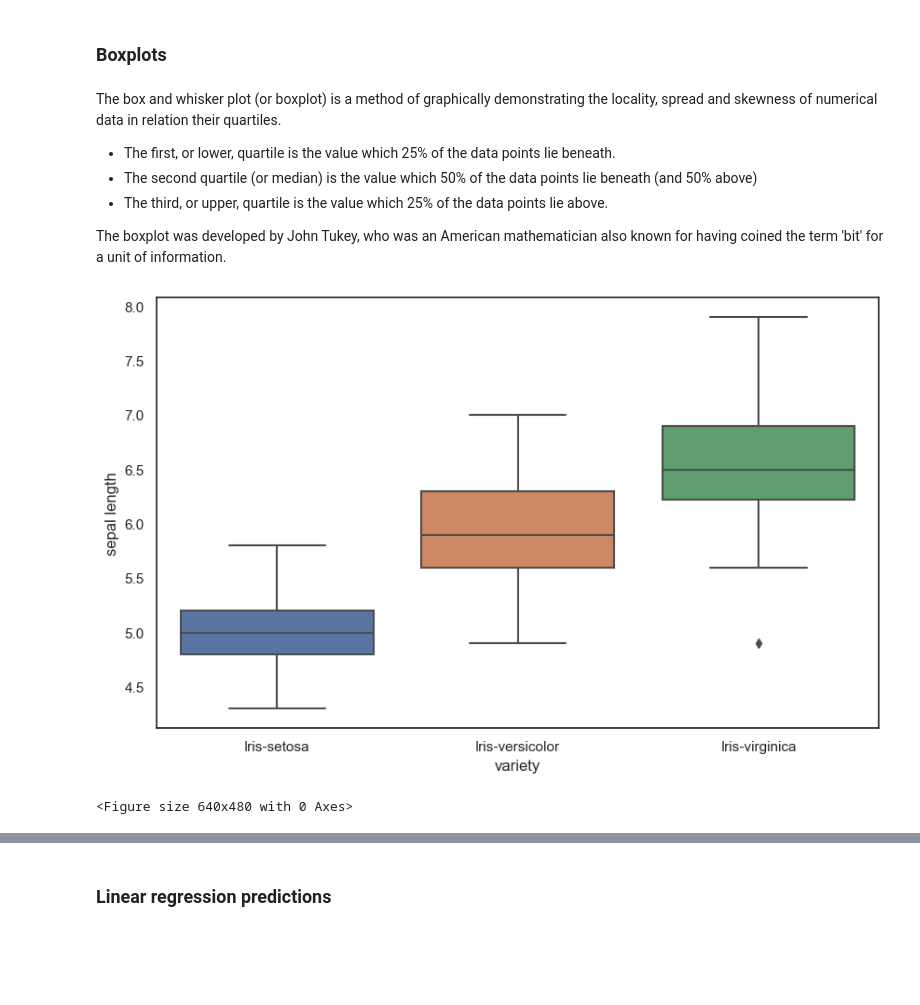
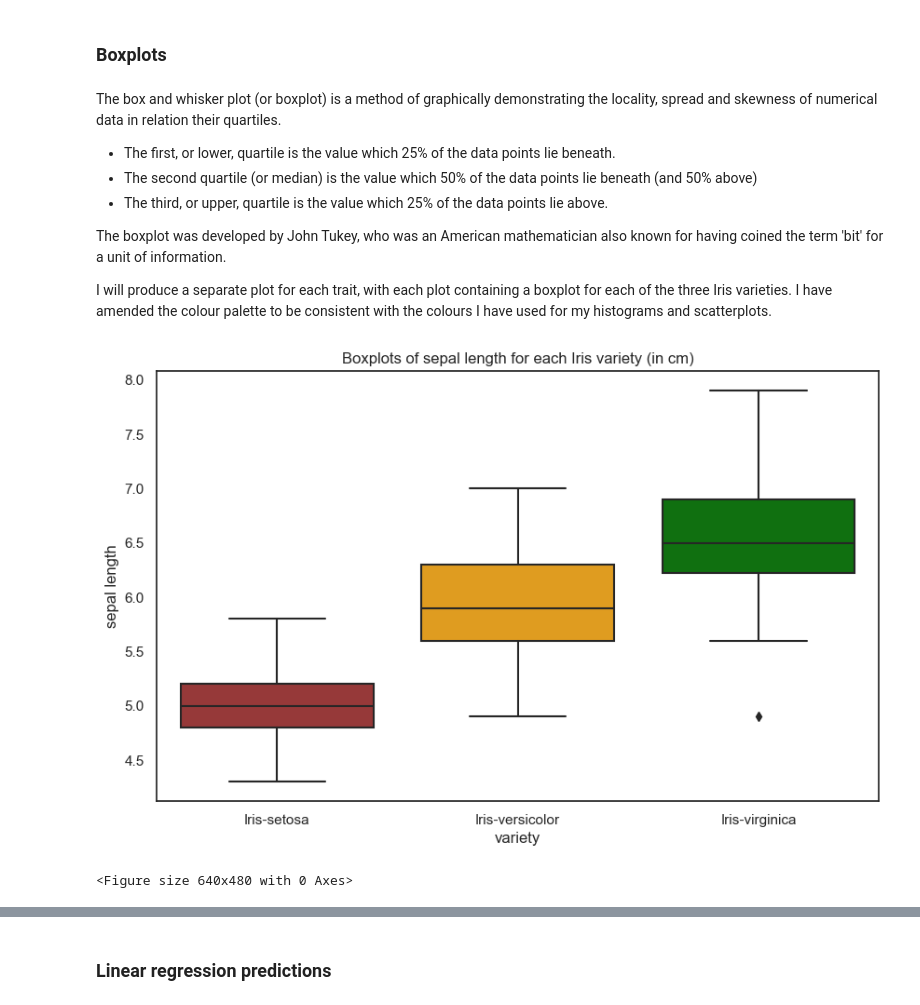
Before and after one commit to jmce22/fund_data, a Jupyter notebook: project.ipynb, the cells around one changed output, grey strips where cells are left out. Cells and saved outputs as stored; diff of their text form; code cells hidden in the pictures; blank space fills up the shorter version.

Commit message:
added boxplots for each traits and iris species

```diff
--- a/project.ipynb
+++ b/project.ipynb
@@ -730,12 +730,15 @@ The box and whisker plot (or boxplot) is a method of graphically demonstrating t
 - The third, or upper, quartile is the value which 25% of the data points lie above.
 
 The boxplot was developed by John Tukey, who was an American mathematician also known for having coined the term 'bit' for a unit of information.
+
+I will produce a separate plot for each trait, with each plot containing a boxplot for each of the three Iris varieties. I have amended the colour palette to be consistent with the colours I have used for my histograms and scatterplots.
 # %%
 plt.figure(figsize=(10, 6))
+plt.title('Boxplots of sepal length for each Iris variety (in cm)')
 
-sns.boxplot(x="variety", y="sepal length", data=df)
+sns.boxplot(x="variety", y="sepal length", data=df, palette=['brown', 'orange', 'green'])
 plt.show()
 plt.savefig('project_images/Boxplot_sl')
 # %% [output]
-[figure, old version]
+[figure, new version]
 <Figure size 640x480 with 0 Axes>
```
Also changed, not shown: parts of 7 cells of this notebook, 2 other files.
